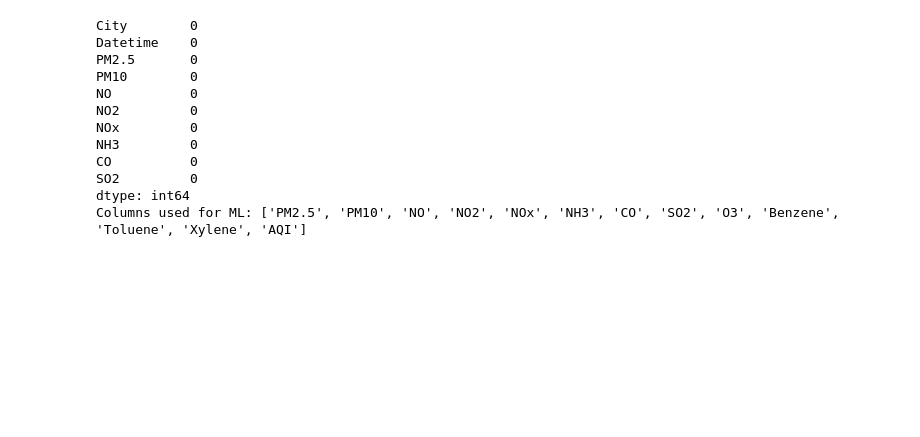
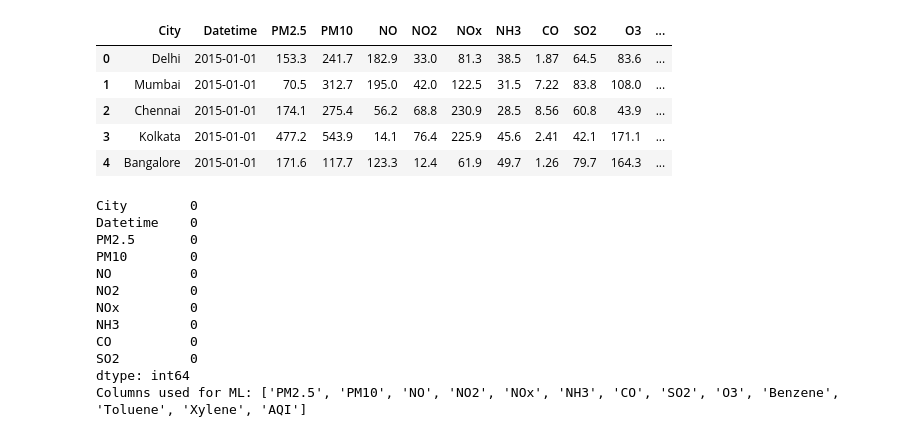
Before and after one commit to bismillahkhanhn/AirQuality-Prediction-System, a Jupyter notebook: Air.ipynb, the cells around one changed output. Drawn from its saved outputs; the diff is of its cells as text; code cells hidden in the pictures; blank space fills up the shorter version.

```diff
--- a/Air.ipynb
+++ b/Air.ipynb
@@ -37,10 +12,13 @@ from sklearn.linear_model import LinearRegression
 # %%
 df = pd.read_csv("/content/city_day.csv")
 df.head()
-
-
-# Convert Datetime column to datetime type
-df['Datetime'] = pd.to_datetime(df['Datetime'])
+# %% [output]
+|  | City | Datetime | PM2.5 | PM10 | NO | NO2 | NOx | NH3 | CO | SO2 | O3 | ... |
+| 0 | Delhi | 2015-01-01 | 153.3 | 241.7 | 182.9 | 33.0 | 81.3 | 38.5 | 1.87 | 64.5 | 83.6 | ... |
+| 1 | Mumbai | 2015-01-01 | 70.5 | 312.7 | 195.0 | 42.0 | 122.5 | 31.5 | 7.22 | 83.8 | 108.0 | ... |
+| 2 | Chennai | 2015-01-01 | 174.1 | 275.4 | 56.2 | 68.8 | 230.9 | 28.5 | 8.56 | 60.8 | 43.9 | ... |
+| 3 | Kolkata | 2015-01-01 | 477.2 | 543.9 | 14.1 | 76.4 | 225.9 | 45.6 | 2.41 | 42.1 | 171.1 | ... |
+| 4 | Bangalore | 2015-01-01 | 171.6 | 117.7 | 123.3 | 12.4 | 61.9 | 49.7 | 1.26 | 79.7 | 164.3 | ... |
 # %%
 # Check for nulls
 print(df.isnull().sum().sort_values(ascending=False).head(10))
```
Also changed, not shown: parts of 4 cells of this notebook.
